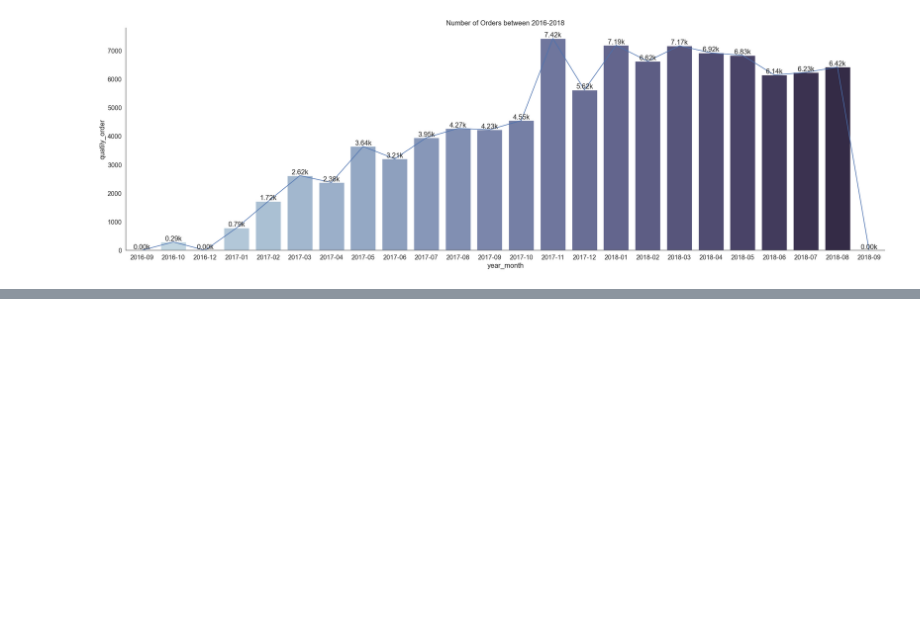
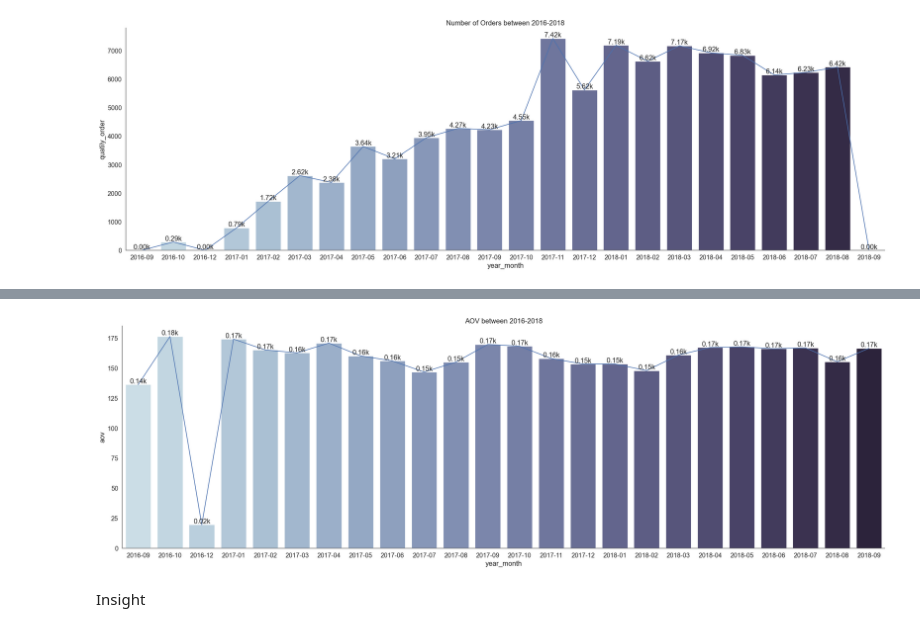
Before and after one commit to DaoNguyetMinh/ecommerce-data-analysis, a Jupyter notebook: Notebooks/Analyst.ipynb, the cells around one changed output, grey strips where cells are left out. Drawn from its saved outputs; the diff is of its cells as text; code cells hidden in the pictures; blank space fills up the shorter version.

```diff
--- a/Notebooks/Analyst.ipynb
+++ b/Notebooks/Analyst.ipynb
@@ -338,0 +365,6 @@ ax.set_title('Number of Orders between 2016-2018');
+# %%
+df_aov_by_month['aov_growth'] = df_aov_by_month['aov_growth'].fillna(0)
+# %%
+df_aov_by_month['month'] = pd.to_datetime(df_aov_by_month['month'])
+# %%
+df_aov_by_month['year_month'] = (df_aov_by_month['month'].dt.to_period('M').astype(str))
@@ -338,0 +396,10 @@ ax.set_title('Number of Orders between 2016-2018');
+# %%
+fig, ax = plt.subplots(figsize=(25, 8))
+ax = sns.lineplot(x='year_month', y='aov', data=df_aov_by_month)
+bar_plot(x='year_month', y='aov', df=df_aov_by_month, value=True)
+format_spines(ax, right_border=False)
+ax.set_title('AOV between 2016-2018');
+# %% [output]
+[figure, added]
+# %% [markdown]
+Insight
```
Also changed, not shown: parts of 29 cells of this notebook, 2 other files.
